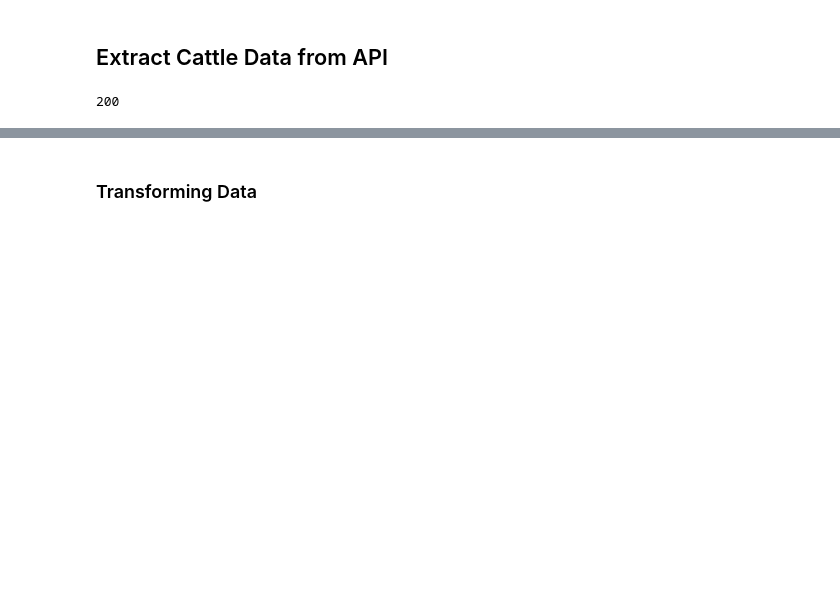
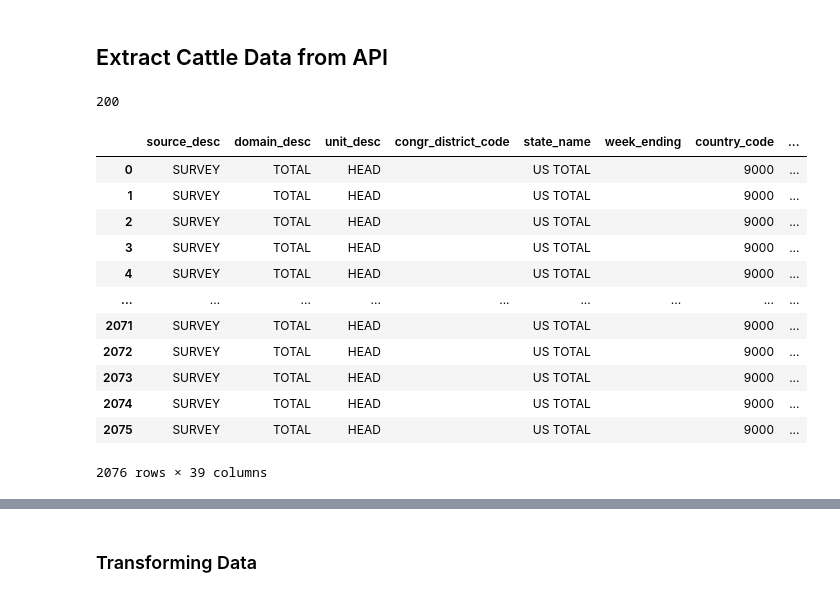
Before and after one commit to spandex16/604project, a Jupyter notebook: Extract_wapi.ipynb, the cells around one changed output, grey strips where cells are left out. Cells and saved outputs as stored; diff of their text form; code cells hidden in the pictures; blank space fills up the shorter version.

Commit message:
added logging to the notebook

```diff
--- a/Extract_wapi.ipynb
+++ b/Extract_wapi.ipynb
@@ -16,4 +10,7 @@ import sqlalchemy as sq
 # %% [markdown]
 ## Logger Setup
+# %%
+logger = logging.getLogger("ETL Pipeline")
+logging.basicConfig(filename='ETL.log',format='%(asctime)s:%(levelname)s:%(message)s', encoding='utf-8', level=logging.DEBUG)
 # %% [markdown]
 ## Extract crop CSV
@@ -55,26 +58,55 @@ display(agri_csv.tail(10))
 ## Extract Cattle Data from API
 # %%
 """
-Read API key, endpoint, define parameters, and create http pool manager and read api responce
+Read API key, endpoint, define parameters, and create http pool manager and read api response
 """
 #api key and endpoint url
 api_key = 'D9A13880-58EA-3A24-8CC2-A08A2C9A0E34'
 url = 'https://quickstats.nass.usda.gov/api/api_GET'
 
 #api paramters to retrieve cattle data
 parameters = {'key': api_key,
     'source_desc': 'SURVEY',
     'agg_level_desc': 'NATIONAL',
     'commodity_desc': 'CATTLE',
     'unit_desc': 'HEAD',
     'freq_desc': 'ANNUAL',
     'statisticcat':'COWS, INCL CALVES - INVENTORY'
 }
 
-#create http request pool manager and read api responce
-http = urllib3.PoolManager(cert_reqs='CERT_REQUIRED', ca_certs=certifi.where())
-response = http.request('GET', url, fields=parameters)
+def extract_from_http(url, parameters, logger):
+    logger.info(f"Starting extraction from {url}")
+    agri_data_api = pd.DataFrame()
+    with urllib3.PoolManager(cert_reqs='CERT_REQUIRED', ca_certs=certifi.where()) as http:
+        response = http.request('GET', url, fields=parameters)
+        display(response.status)
+        """
+        If response status is successful: notify the user. Retrieve the data from the response and place into a readable format and flatten the data into a Pandas Dataframe
+        """
+        if response.status == 200:
+            read_response = json.loads(response.data.decode('utf-8'))
+            agri_data_api = pd.json_normalize(read_response['data'])
+            logger.info(f"{len(agri_data_api)} records extracted from {url}")
 
-display(response.status)
+        else:
+            logger.error(f"Error code {response.status}")
+
+    display(agri_data_api)
+    return agri_data_api
+
+agri_data_api = extract_from_http(url, parameters, logger)
 # %% [output]
 200
+|  | source_desc | domain_desc | unit_desc | congr_district_code | state_name | week_ending | country_code | ... |
+| 0 | SURVEY | TOTAL | HEAD |  | US TOTAL |  | 9000 | ... |
+| 1 | SURVEY | TOTAL | HEAD |  | US TOTAL |  | 9000 | ... |
+| 2 | SURVEY | TOTAL | HEAD |  | US TOTAL |  | 9000 | ... |
+| 3 | SURVEY | TOTAL | HEAD |  | US TOTAL |  | 9000 | ... |
+| 4 | SURVEY | TOTAL | HEAD |  | US TOTAL |  | 9000 | ... |
+| ... | ... | ... | ... | ... | ... | ... | ... | ... |
+| 2071 | SURVEY | TOTAL | HEAD |  | US TOTAL |  | 9000 | ... |
+| 2072 | SURVEY | TOTAL | HEAD |  | US TOTAL |  | 9000 | ... |
+| 2073 | SURVEY | TOTAL | HEAD |  | US TOTAL |  | 9000 | ... |
+| 2074 | SURVEY | TOTAL | HEAD |  | US TOTAL |  | 9000 | ... |
+| 2075 | SURVEY | TOTAL | HEAD |  | US TOTAL |  | 9000 | ... |
+2076 rows × 39 columns
```
Also changed, not shown: parts of 46 cells of this notebook, 1 other file.
